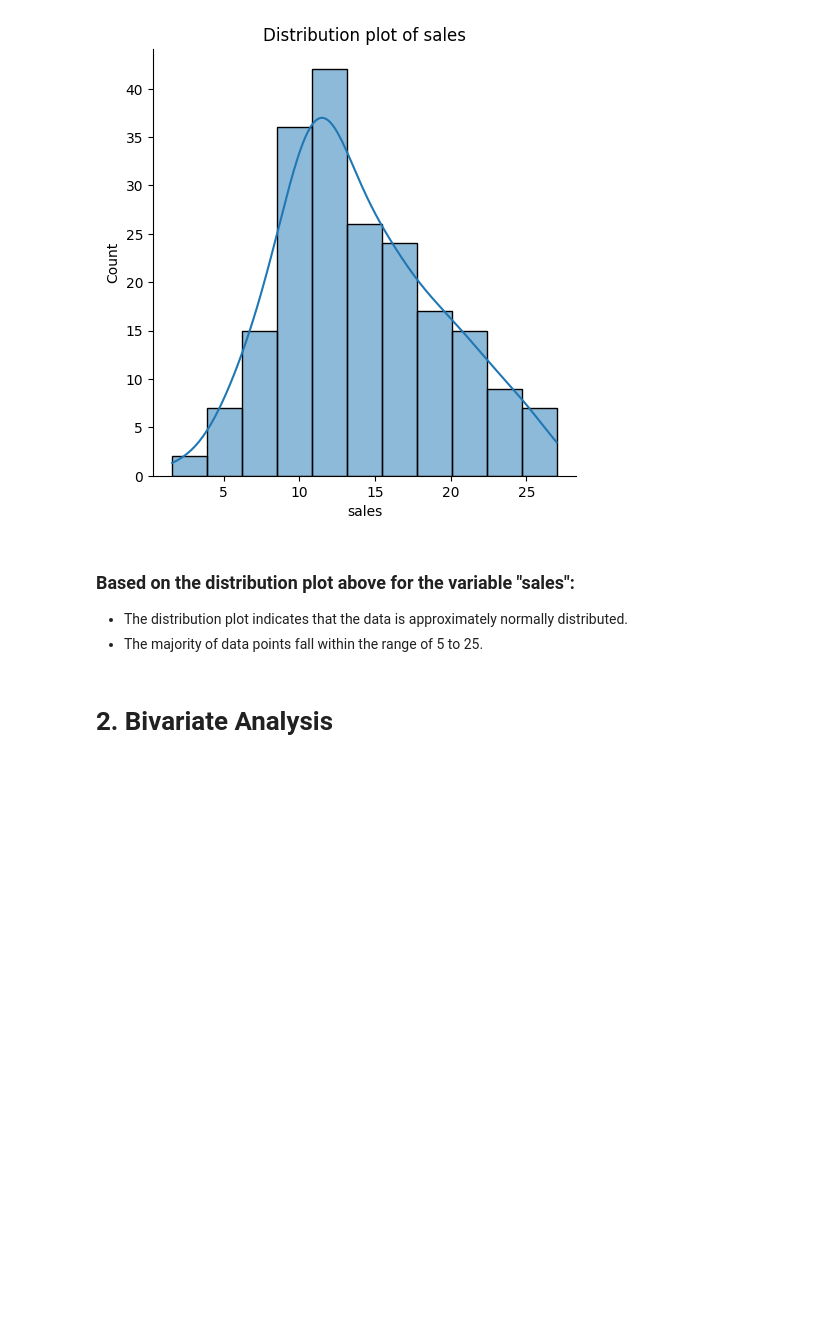
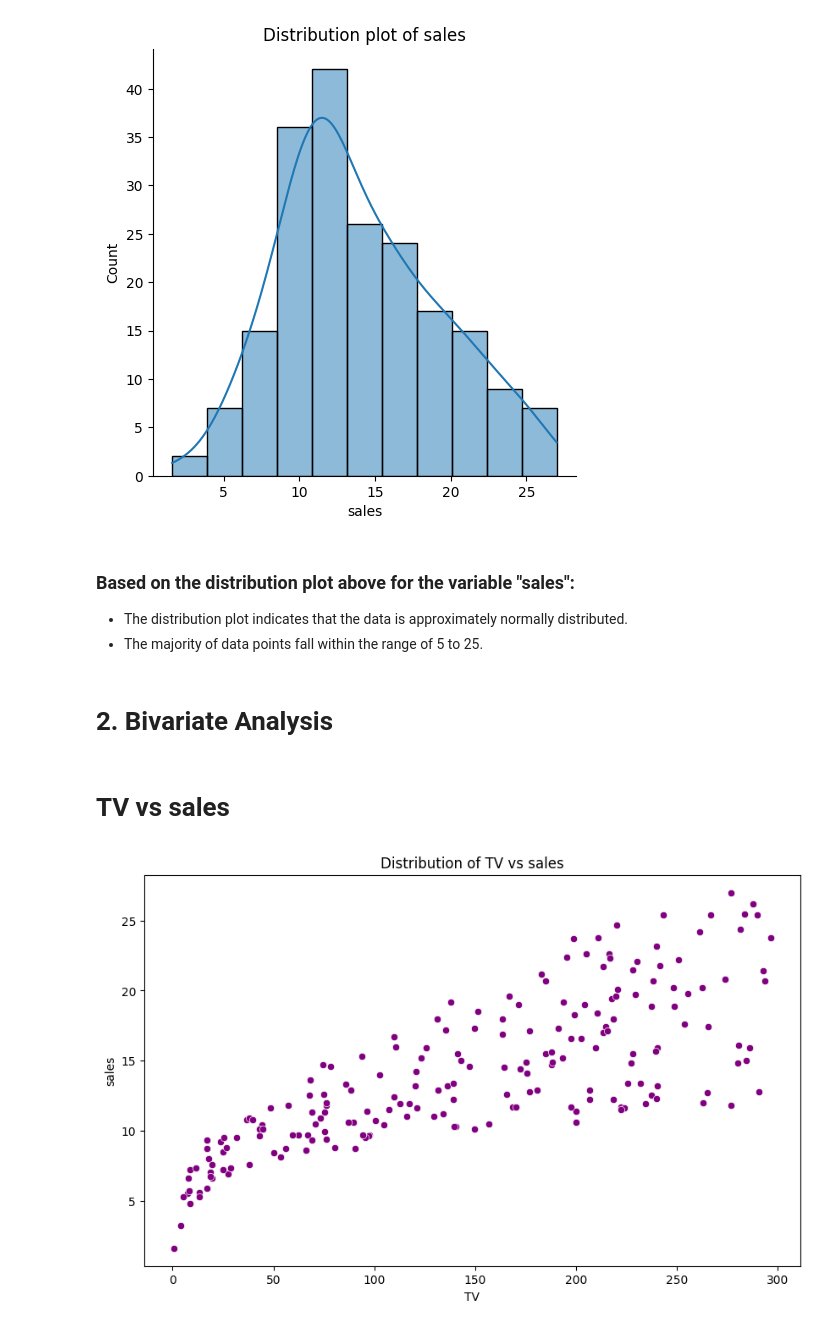
Before and after one commit to Naresh-Dhimal/Sales-prediction-based-on-ADS, a Jupyter notebook: notebook/eda.ipynb, the cells around one changed output. Drawn from its saved outputs; the diff is of its cells as text; code cells hidden in the pictures; blank space fills up the shorter version.

```diff
--- a/notebook/eda.ipynb
+++ b/notebook/eda.ipynb
@@ -96,3 +96,15 @@ plt.show()
 * The majority of data points fall within the range of 5 to 25.
 # %% [markdown]
 # 2. Bivariate Analysis
+# %% [markdown]
+# TV vs sales
+# %%
+# to check the distribution of numerical vs numerical feature .scatterplot() is used
+
+# plot the distribution
+plt.figure(figsize=(10,6))
+sns.scatterplot(x="TV", y="sales", data=df, color="purple")
+plt.title("Distribution of TV vs sales")
+plt.show()
+# %% [output]
+[figure, added]
```
Also changed, not shown: parts of 7 cells of this notebook.
